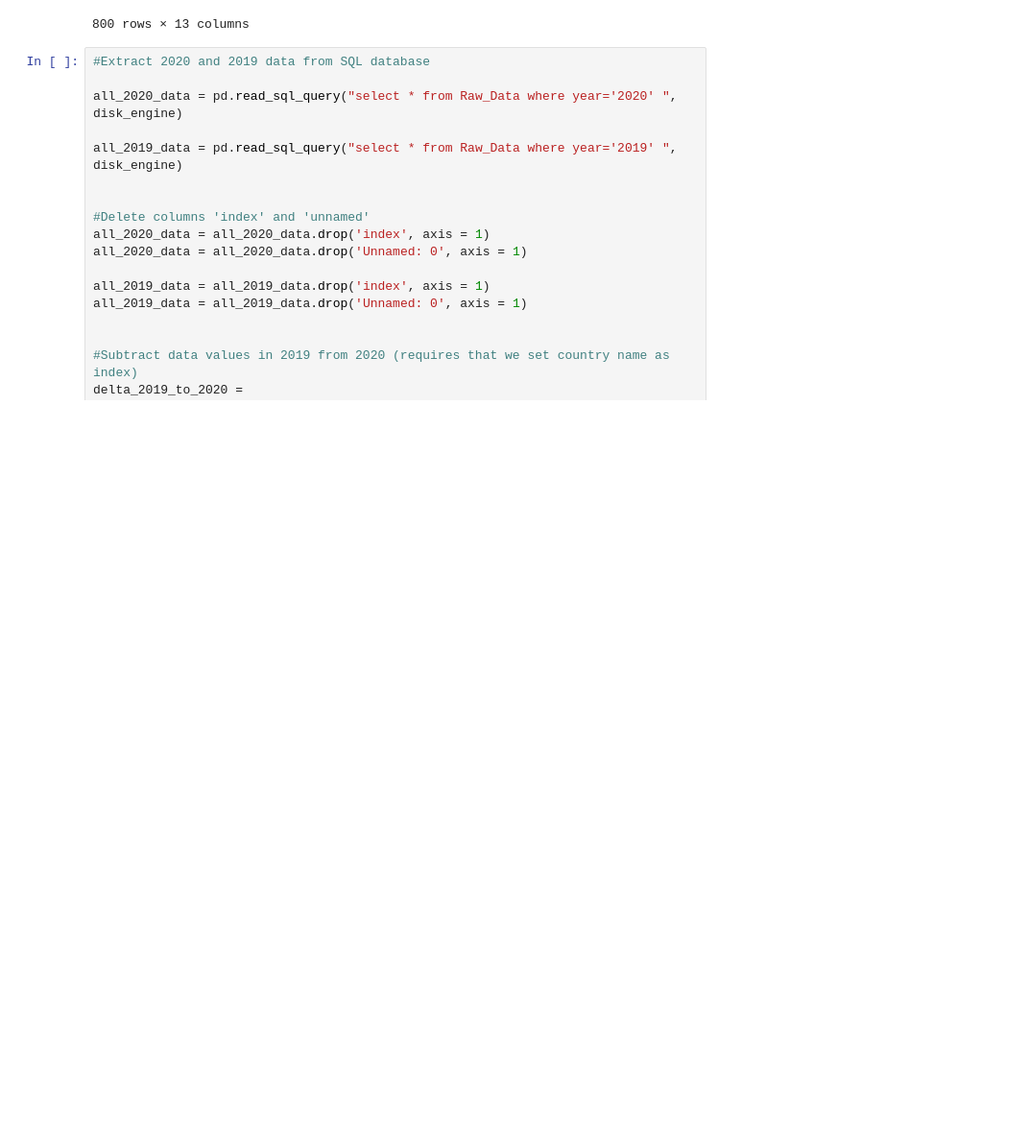
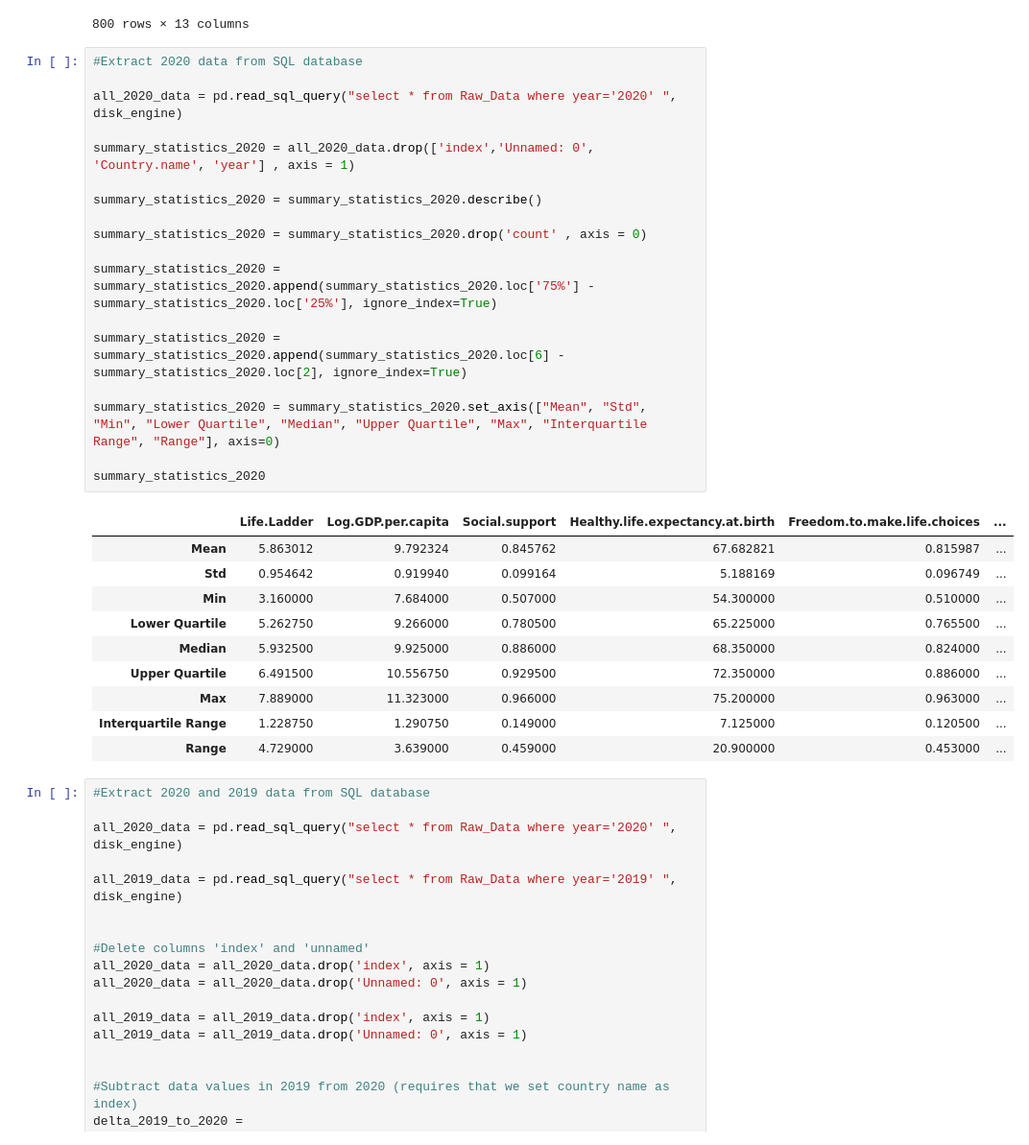
Before and after one commit to yunanhou95/STA141B_world_happiness, a Jupyter notebook: STA 141B Final Project [P1 & P2 Jupyter Notebooks]/STA_141B_Final_Project Part 1.ipynb, the cells around one changed output. Shown at 96% size. Cells and saved outputs as stored; diff of their text form; blank space fills up the shorter version.

```diff
--- a/STA 141B Final Project [P1 & P2 Jupyter Notebooks]/STA_141B_Final_Project Part 1.ipynb
+++ b/STA 141B Final Project [P1 & P2 Jupyter Notebooks]/STA_141B_Final_Project Part 1.ipynb
@@ -71,6 +71,35 @@ pd.read_sql_query("select * from Raw_Data", disk_engine)
 | 798 | 798 | 1382 | Zimbabwe | 2019 | 2.694 | 7.950 | 0.759 | ... |
 | 799 | 799 | 1383 | Zimbabwe | 2020 | 3.160 | 7.829 | 0.717 | ... |
 800 rows × 13 columns
+# %%
+#Extract 2020 data from SQL database
+
+all_2020_data = pd.read_sql_query("select * from Raw_Data where year='2020' ", disk_engine)
+
+summary_statistics_2020 = all_2020_data.drop(['index','Unnamed: 0', 'Country.name', 'year'] , axis = 1)
+
+summary_statistics_2020 = summary_statistics_2020.describe()
+
+summary_statistics_2020 = summary_statistics_2020.drop('count' , axis = 0)
+
+summary_statistics_2020 = summary_statistics_2020.append(summary_statistics_2020.loc['75%'] - summary_statistics_2020.loc['25%'], ignore_index=True)
+
+summary_statistics_2020 = summary_statistics_2020.append(summary_statistics_2020.loc[6] - summary_statistics_2020.loc[2], ignore_index=True)
+
+summary_statistics_2020 = summary_statistics_2020.set_axis(["Mean", "Std", "Min", "Lower Quartile", "Median", "Upper Quartile", "Max", "Interquartile Range", "Range"], axis=0)
+
+summary_statistics_2020
+# %% [output]
+|  | Life.Ladder | Log.GDP.per.capita | Social.support | Healthy.life.expectancy.at.birth | Freedom.to.make.life.choices | ... |
+| Mean | 5.863012 | 9.792324 | 0.845762 | 67.682821 | 0.815987 | ... |
+| Std | 0.954642 | 0.919940 | 0.099164 | 5.188169 | 0.096749 | ... |
+| Min | 3.160000 | 7.684000 | 0.507000 | 54.300000 | 0.510000 | ... |
+| Lower Quartile | 5.262750 | 9.266000 | 0.780500 | 65.225000 | 0.765500 | ... |
+| Median | 5.932500 | 9.925000 | 0.886000 | 68.350000 | 0.824000 | ... |
+| Upper Quartile | 6.491500 | 10.556750 | 0.929500 | 72.350000 | 0.886000 | ... |
+| Max | 7.889000 | 11.323000 | 0.966000 | 75.200000 | 0.963000 | ... |
+| Interquartile Range | 1.228750 | 1.290750 | 0.149000 | 7.125000 | 0.120500 | ... |
+| Range | 4.729000 | 3.639000 | 0.459000 | 20.900000 | 0.453000 | ... |
 # %%
 #Extract 2020 and 2019 data from SQL database
 
```
Also changed, not shown: parts of 5 cells of this notebook.
